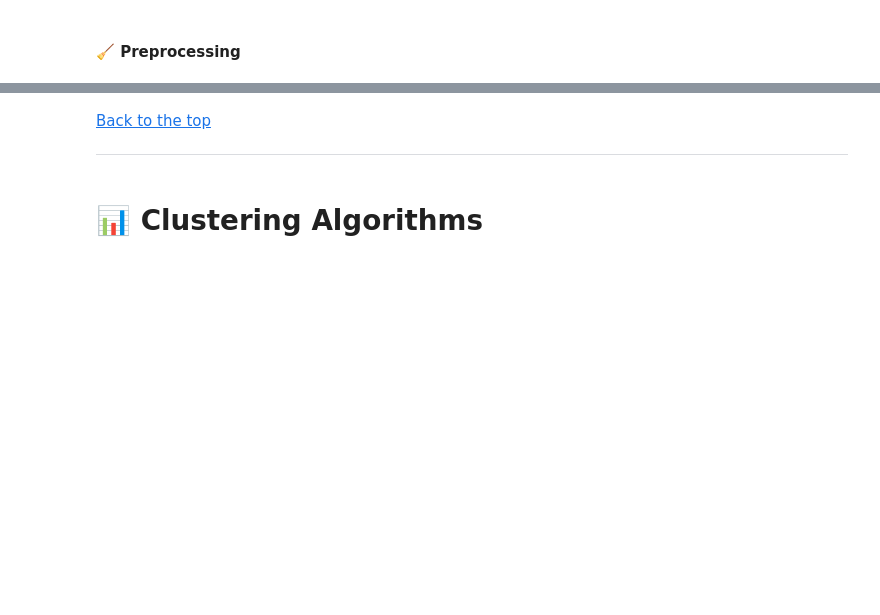
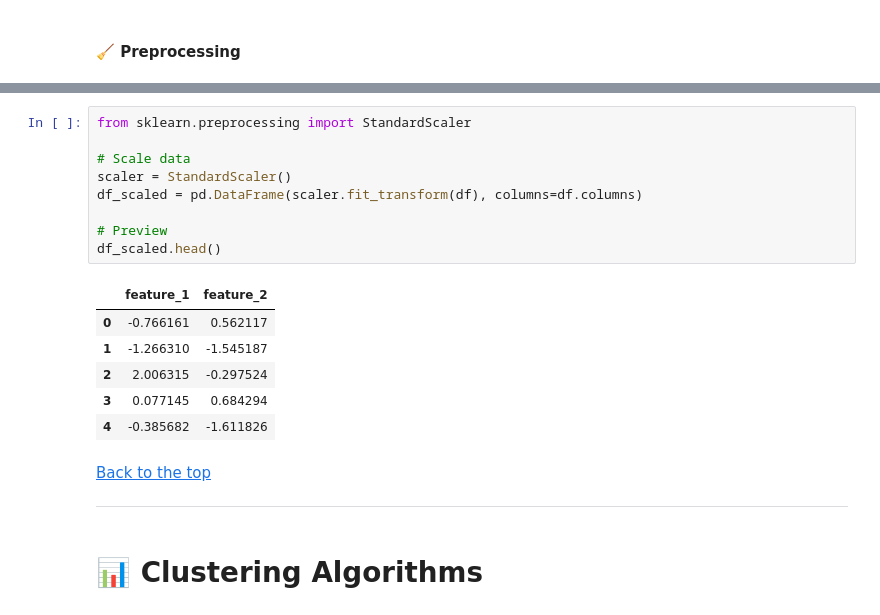
Before and after one commit to ashrithssreddy/ml-toolkit, a Jupyter notebook: Unsupervised_Learning/clustering_v2.ipynb, the cells around one changed output, grey strips where cells are left out. Drawn from its saved outputs; the diff is of its cells as text; blank space fills up the shorter version.

```diff
--- a/Unsupervised_Learning/clustering_v2.ipynb
+++ b/Unsupervised_Learning/clustering_v2.ipynb
@@ -90,3 +186,19 @@ ___
+# %%
+from sklearn.preprocessing import StandardScaler
+
+# Scale data
+scaler = StandardScaler()
+df_scaled = pd.DataFrame(scaler.fit_transform(df), columns=df.columns)
+
+# Preview
+df_scaled.head()
+# %% [output]
+|  | feature_1 | feature_2 |
+| 0 | -0.766161 | 0.562117 |
+| 1 | -1.266310 | -1.545187 |
+| 2 | 2.006315 | -0.297524 |
+| 3 | 0.077145 | 0.684294 |
+| 4 | -0.385682 | -1.611826 |
 # %% [markdown]
 [Back to the top](#table-of-contents)
 ___
```
Also changed, not shown: parts of 7 cells of this notebook.
